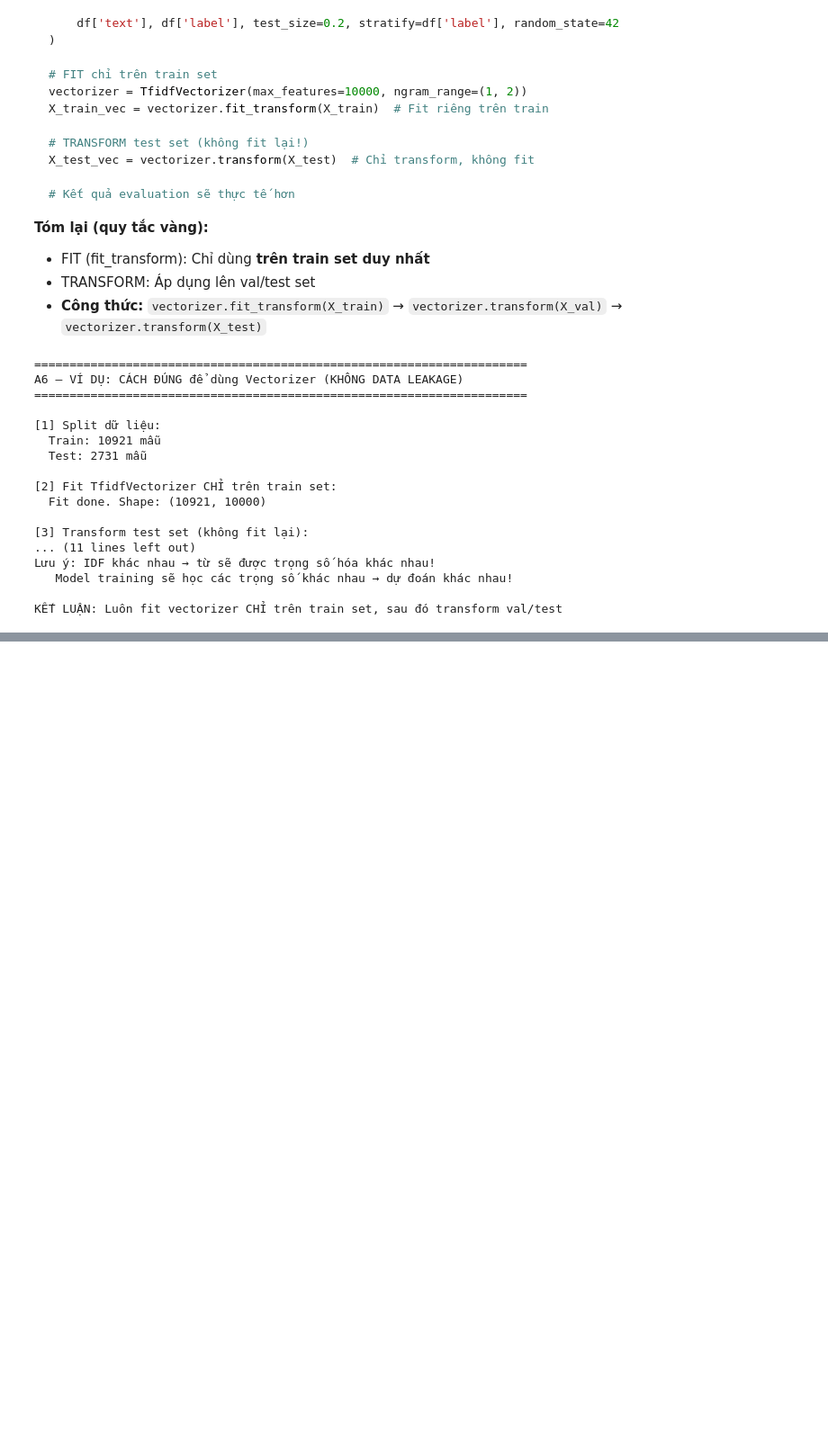
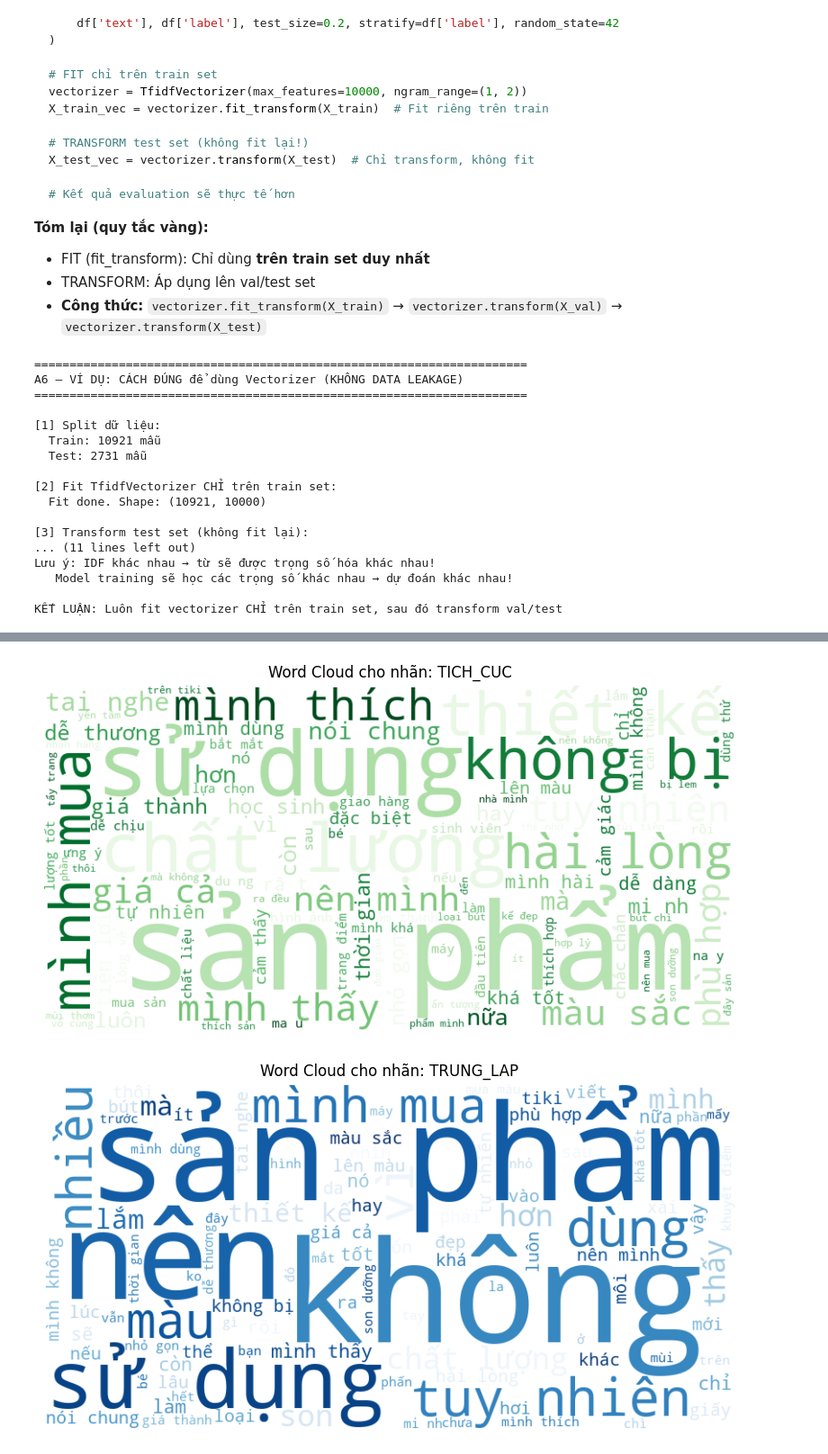
Before and after one commit to peterphenikaa/python-eda-project, a Jupyter notebook: notebook.ipynb, the cells around one changed output, grey strips where cells are left out. Shown at 90% size. Cells and saved outputs as stored; diff of their text form; code cells hidden in the pictures; blank space fills up the shorter version.

```diff
--- a/notebook.ipynb
+++ b/notebook.ipynb
@@ -469,0 +487,19 @@ KẾT LUẬN: Luôn fit vectorizer CHỈ trên train set, sau đó transform val
+# %%
+import matplotlib.pyplot as plt
+from wordcloud import WordCloud
+
+def plot_wordcloud(label_name, color):
+    text = " ".join(df[df['label'] == label_name]['text_clean'].astype(str))
+    wordcloud = WordCloud(width=800, height=400, background_color='white', colormap=color, max_words=100).generate(text)
+    plt.figure(figsize=(10, 5))
+    plt.imshow(wordcloud, interpolation='bilinear')
+    plt.title(f'Word Cloud cho nhãn: {label_name.upper()}')
+    plt.axis('off')
+    plt.show()
+
+plot_wordcloud('tich_cuc', 'Greens')
+plot_wordcloud('trung_lap', 'Blues')
+plot_wordcloud('tieu_cuc', 'Reds')
+# %% [output]
+[figure, added]
+[figure, added]
```
Also changed, not shown: parts of 10 cells of this notebook.
